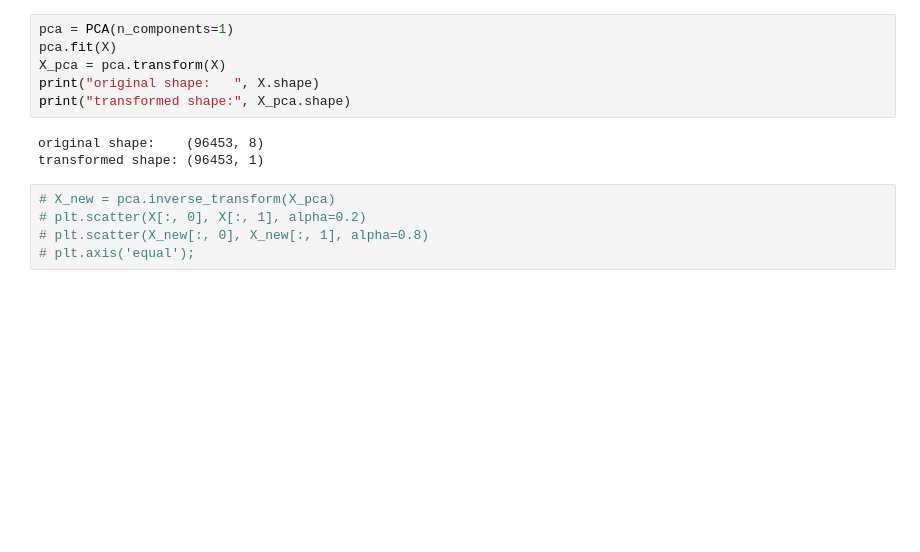
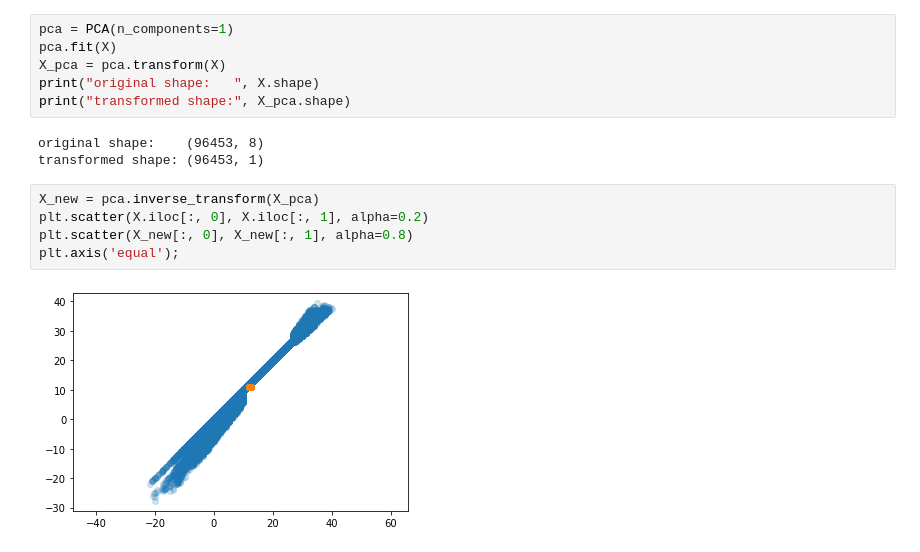
Before and after one commit to faisalbegins/MLMiniProjectOne, a Jupyter notebook: notebooks/HumidityPrediction.ipynb, the cells around one changed output. Cells and saved outputs as stored; diff of their text form; blank space fills up the shorter version.

Commit message:
fixed PCA plot

```diff
--- a/notebooks/HumidityPrediction.ipynb
+++ b/notebooks/HumidityPrediction.ipynb
@@ -455,7 +455,9 @@ print("transformed shape:", X_pca.shape)
 original shape:    (96453, 8)
 transformed shape: (96453, 1)
 # %%
-# X_new = pca.inverse_transform(X_pca)
-# plt.scatter(X[:, 0], X[:, 1], alpha=0.2)
-# plt.scatter(X_new[:, 0], X_new[:, 1], alpha=0.8)
-# plt.axis('equal');
+X_new = pca.inverse_transform(X_pca)
+plt.scatter(X.iloc[:, 0], X.iloc[:, 1], alpha=0.2)
+plt.scatter(X_new[:, 0], X_new[:, 1], alpha=0.8)
+plt.axis('equal');
+# %% [output]
+[figure, added]
```
